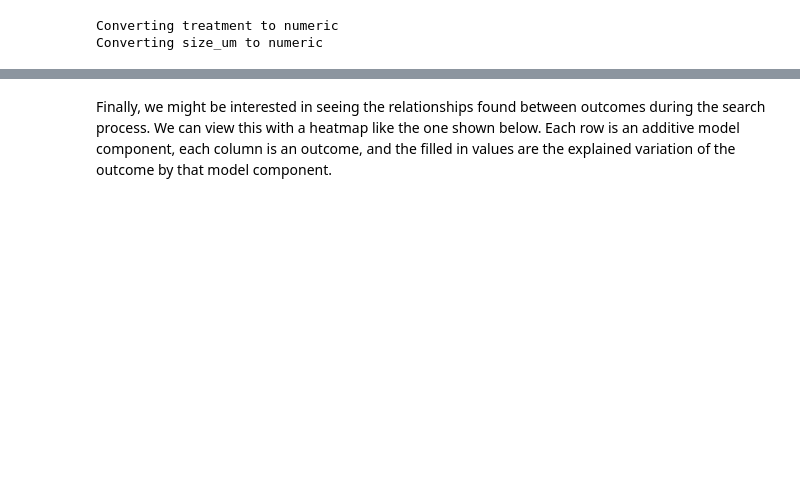
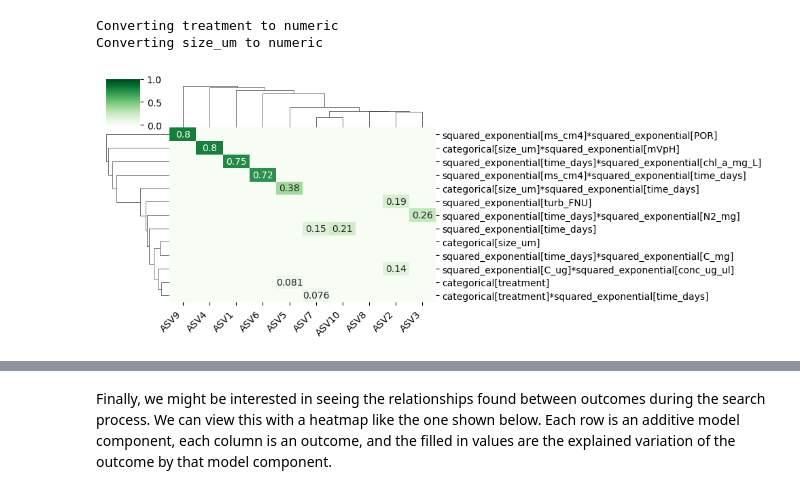
Before and after one commit to omicsEye/waveome, a Jupyter notebook: examples/Marine_microbiome/16S_environment_microbiome_antibiotic_treatments.ipynb, the cells around one changed output, grey strips where cells are left out. Cells and saved outputs as stored; diff of their text form; code cells hidden in the pictures; blank space fills up the shorter version.

```diff
--- a/examples/Marine_microbiome/16S_environment_microbiome_antibiotic_treatments.ipynb
+++ b/examples/Marine_microbiome/16S_environment_microbiome_antibiotic_treatments.ipynb
@@ -178,3 +232,5 @@ with open('Project/gps_output.pkl', 'rb') as f:
     gps = pickle.load(f)
 # %%
-gps.plot_heatmap(var_cutoff=0.1)
+axis_temp = gps.plot_heatmap(var_cutoff=0.1, figsize= (10,3.75))
+# %% [output]
+[figure, added]
```
Also changed, not shown: parts of 16 cells of this notebook.
